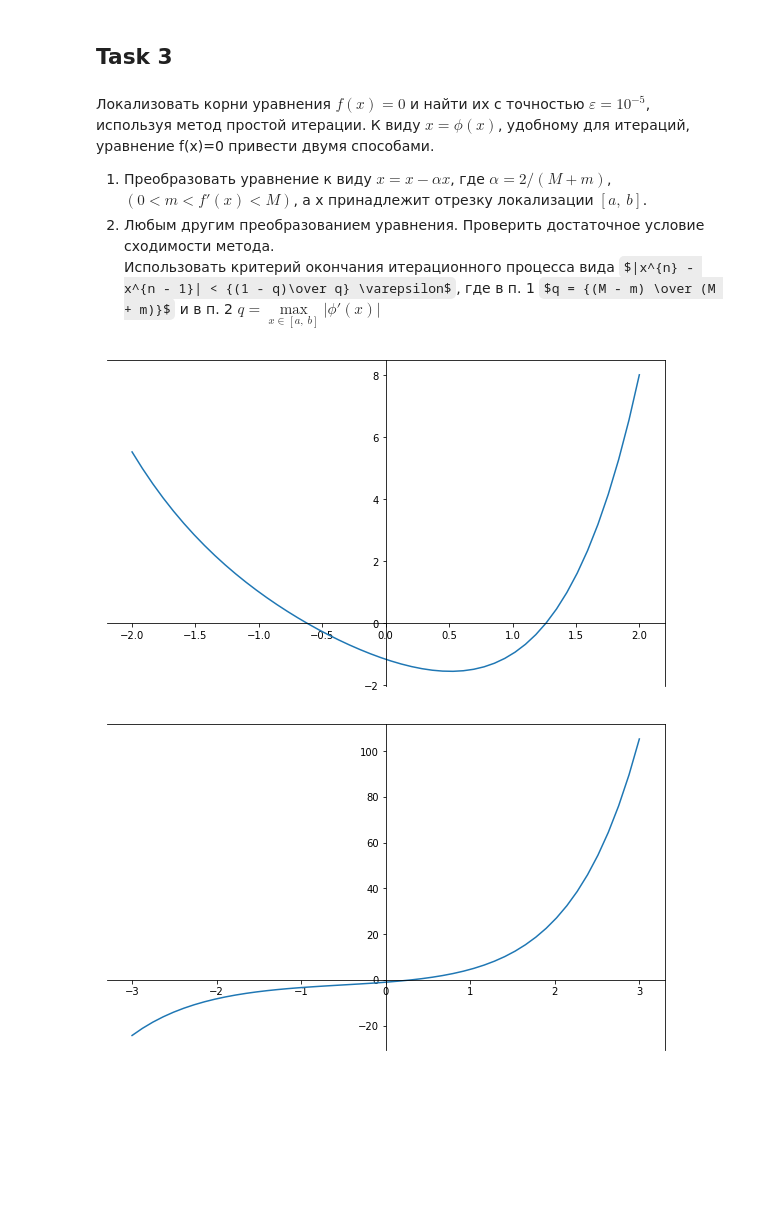
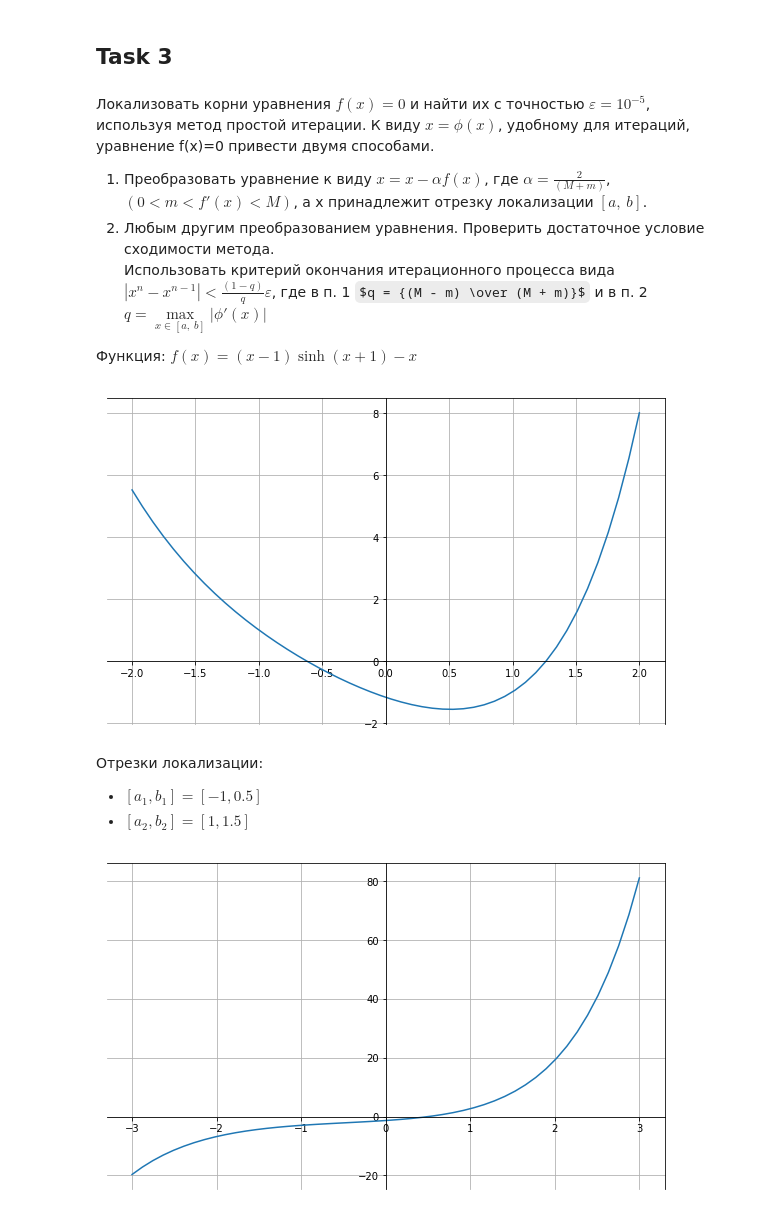
Before and after one commit to BobrG/IreneGit, a Jupyter notebook: Numerical_1.ipynb, the cells around one changed output. Drawn from its saved outputs; the diff is of its cells as text; code cells hidden in the pictures; some formulas as TeX source; blank space fills up the shorter version.

```diff
--- a/Numerical_1.ipynb
+++ b/Numerical_1.ipynb
@@ -14,6 +21,7 @@ def f(x):
 def g(x):
      return (np.cos(x))**2 - 2/7*np.cos(x) + 1/49
 # %%
+# отрисовка графика функции.
 def illustrate_func(x_range, func):
     fig = plt.figure(figsize=(10, 6))
     ax = plt.gca()
@@ -22,3 +30,4 @@ def illustrate_func(x_range, func):
     ax.yaxis.set_ticks_position('left')
     ax.spines['left'].set_position(('data',0))
     plt.plot(x_range, func(x_range))
+    plt.grid(True)
@@ -25,2 +65,2 @@ def illustrate_func(x_range, func):
 # %%
-x = np.linspace(0.0, 2.0)
+illustrate_func(np.linspace(0.0, 2.0), f)
@@ -191,15 +160,21 @@ newtons((-0.5 + 0.0) / 2, 10**-6, f_2)
 ## Task 3
 # %% [markdown]
 Локализовать корни уравнения $f(x)=0$ и найти их с точностью $\varepsilon=10^{-5}$, используя метод простой итерации. К виду $x=\phi(x)$, удобному для итераций, уравнение f(x)=0 привести двумя способами.
-1. Преобразовать уравнение к виду $x = x - \alpha x$, где $\alpha = 2 / (M + m)$, $(0 < m < f'(x) < M)$, а x принадлежит отрезку локализации $[a, \:b]$.
+1. Преобразовать уравнение к виду $x = x - \alpha f(x)$, где $\alpha = \frac{2}{(M + m)}$, $(0 < m < f'(x) < M)$, а x принадлежит отрезку локализации $[a, \:b]$.
 2. Любым  другим  преобразованием  уравнения. Проверить достаточное условие сходимости метода.
-<br>Использовать критерий окончания итерационного процесса вида $|x^{n} - x^{n - 1}| < {(1 - q)\over q} \varepsilon$, где  в  п. 1 $q = {(M - m) \over (M + m)}$ и в п. 2 $q = \max\limits_{x \in [a, \:b]}{|\phi'(x)|}$
+<br>Использовать критерий окончания итерационного процесса вида $|x^{n} - x^{n - 1}| < \frac{(1 - q)}{q} \varepsilon$, где  в  п. 1 $q = {(M - m) \over (M + m)}$ и в п. 2 $q = \max\limits_{x \in [a, \:b]}{|\phi'(x)|}$
+
+Функция: $f(x)=(x - 1)\sinh{(x+1)} - x$
 # %%
 def f_3(x):
     return (x-1)*np.sinh(x+1) - x
 # %%
 illustrate_func(np.linspace(-2, 2), f_3)
 # %% [output]
-[figure, old version]
+[figure, new version]
+# %% [markdown]
+Отрезки локализации:
+* $[a_1, b_1] = [-1, 0.5]$
+* $[a_2, b_2] = [1, 1.5]$
 # %%
 a_1 = -1.0
@@ -210,6 +187,6 @@ b_2 = 1.5
 # %%
 def f_4(x):
-    return derivative(f_3, x)
+    return derivative(f_3, x, dx=0.1)
 illustrate_func(np.linspace(-3, 3), f_4)
 # %% [output]
-[figure, old version]
+[figure, new version]
```
Also changed, not shown: parts of 49 cells of this notebook.
